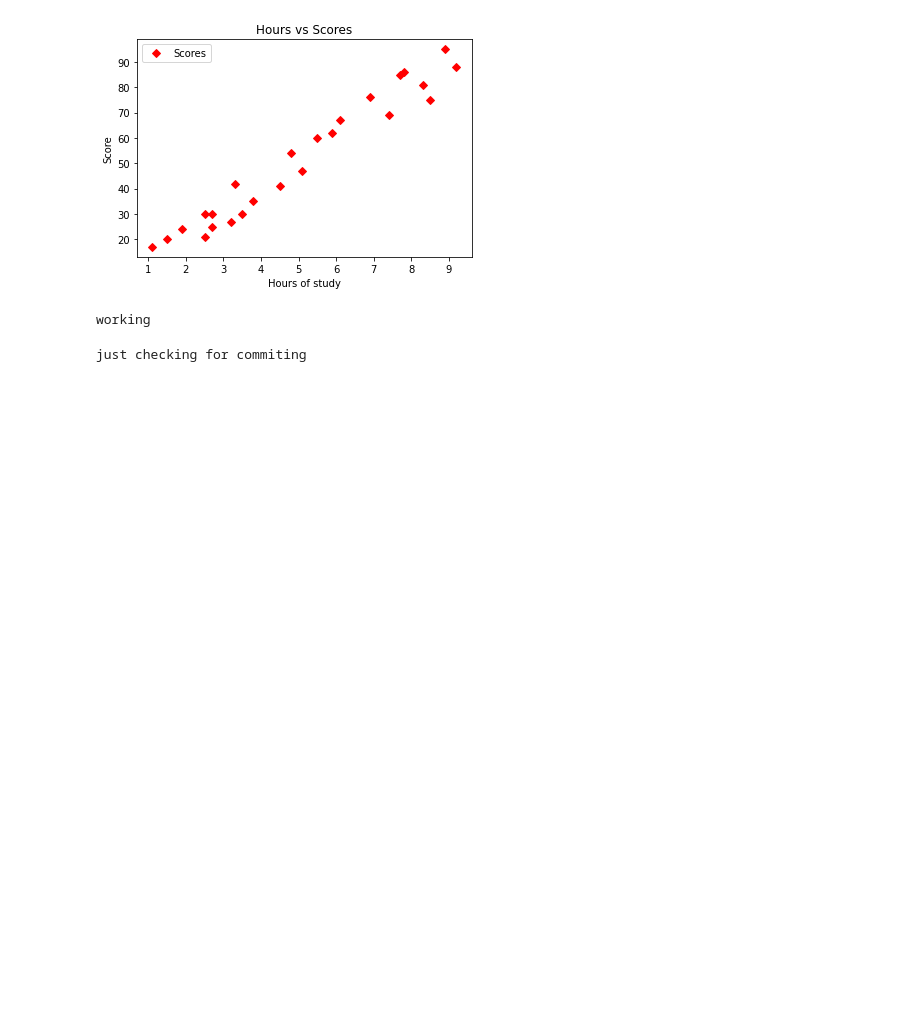
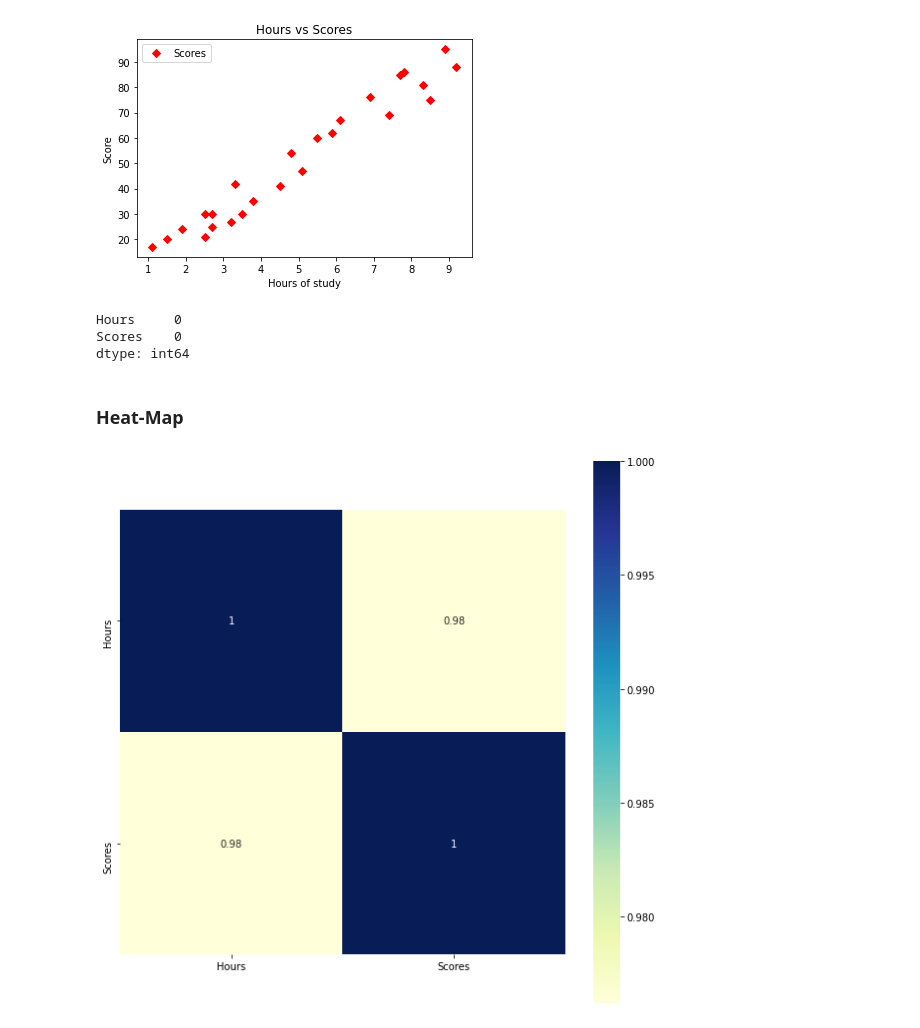
Before and after one commit to yesdeepakmittal/ml4beginners, a Jupyter notebook: mlDay01_Marks_prediction.ipynb, the cells around one changed output. Cells and saved outputs as stored; diff of their text form; code cells hidden in the pictures; blank space fills up the shorter version.

```diff
--- a/mlDay01_Marks_prediction.ipynb
+++ b/mlDay01_Marks_prediction.ipynb
@@ -50,11 +50,17 @@ plt.ylabel('Score')
 plt.show()
 # %% [output]
 [figure]
-# %%
-print('working')
-# %% [output]
-working
-# %%
-print('just checking for commiting')
-# %% [output]
-just checking for commiting
+# %%
+df.isnull().sum()
+# %% [output]
+Hours     0
+Scores    0
+dtype: int64
+# %% [markdown]
+<h3>Heat-Map</h3>
+# %%
+corr = df.corr()
+plt.figure(figsize=(10,10))
+_ = sns.heatmap(corr,vmax=1,square=True,annot=True,cmap='YlGnBu')
+# %% [output]
+[figure, added]
```
Also changed, not shown: parts of 20 cells of this notebook.
